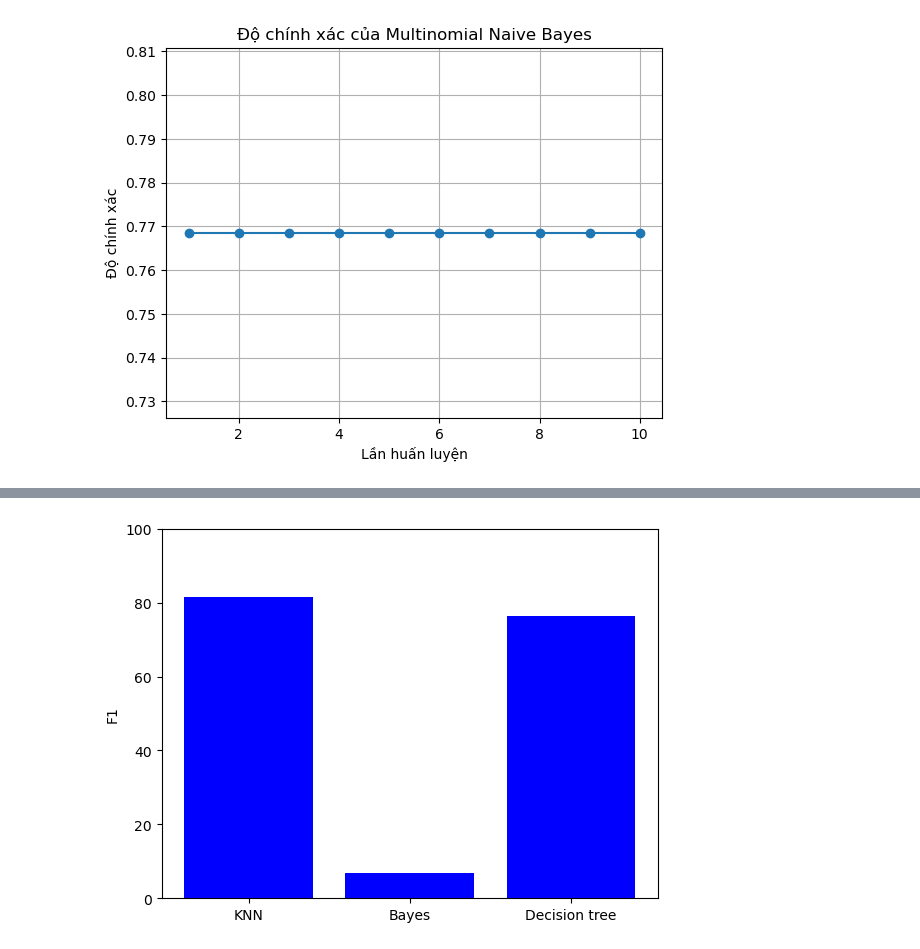
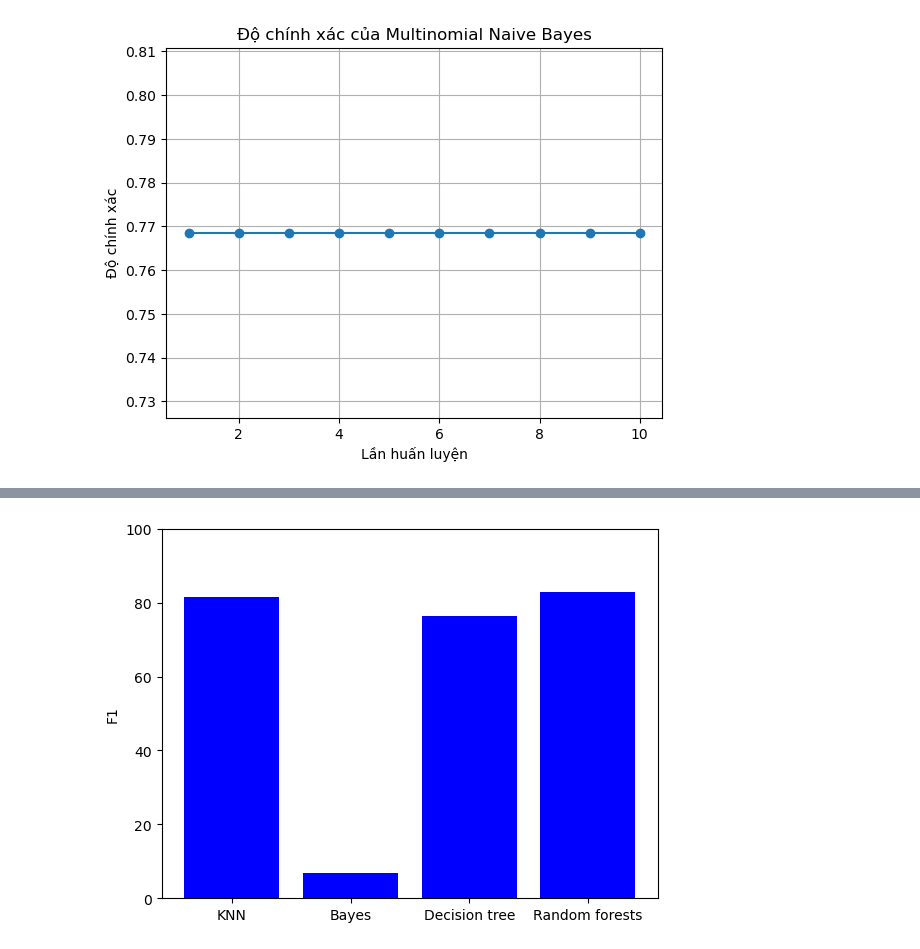
Before and after one commit to GiaBao0510/DoAn_MHUD, a Jupyter notebook: try.ipynb, the cells around one changed output, grey strips where cells are left out. Saved outputs shown, nothing was run; the diff lists cells and outputs as text; code cells hidden in the pictures.

Commit message:
random forests .By GiaBao

```diff
--- a/try.ipynb
+++ b/try.ipynb
@@ -13,6 +13,20 @@ from sklearn.metrics import recall_score #Gọi lại
 from sklearn.metrics import f1_score #F1
 import matplotlib.pyplot as plt
 
+#Tiêu đề
+title = ['top-left1','top-left2','top-left3','top-left4','top-mid1','top-mid2','top-mid3','top-mid4','top-right1',
+'top-right2','top-right3','top-right4','middle-left1','middle-left2','middle-left3','middle-left4','middle-mid1',' middle-mid2',
+'middle-mid3','middle-mid4','middle-right1','middle-right2','middle-right3','middle-right4','bottom-left1','bottom-left2',
+'bottom-left3','bottom-left4','bottom-mid1','bottom-mid2','bottom-mid3','bottom-mid4','bottom-right1','bottom-right2',
+'bottom-right3','bottom-right4']
+
 #Đọc dữ liệu Train - Test
 data_train = pd.read_csv("data_statlog/sat.trn",encoding='utf-8',header=None,sep=' ')
 data_test = pd.read_csv("data_statlog/sat.tst",encoding='utf-8',header=None,sep=' ')
+
+#In dữ liệu
+for i in range(0,len(title)):
+    data_train.rename(columns={i:title[i]},inplace=True)
+data_train.rename(columns={36:'Class'},inplace=True) #Thay đổi tiêu để cột thứ 36 và tham số inplace để chỉ định có hay không để thay đổi datafram hiện tại
+
+data_train
@@ -21,7 +49,7 @@ data_test = pd.read_csv("data_statlog/sat.tst",encoding='utf-8',header=None,sep=
 from sklearn.neighbors import KNeighborsClassifier
 
 #0. Các biến tham gia
-lap = 10        #Cho biết là sẽ lặp 5 lần
+lap = 5        #Cho biết là sẽ lặp 5 lần
 tongKQF1_KNN = float(0)
 
 #Vòng lặp
@@ -212,11 +312,11 @@ Trung Bình cộng của F1 khi thực hiện 5 lần lặp bằng phương phá
 # %%
 #Vẽ biểu đồ so sánh độ chính xác F1 của 3 giải thuật trên
 BieuDoSoSanh = plt
-GiaiThuat = ['KNN','Bayes','Decision tree']
-KQ = [(tongKQF1_KNN/lap)*100,(TongKQF1_bayes/lap)*100,(TongKQ_DTC/lap)*100]
+GiaiThuat = ['KNN','Bayes','Decision tree','Random forests']
+KQ = [(tongKQF1_KNN/lap)*100,(TongKQF1_bayes/lap)*100,(TongKQ_DTC/lap)*100,(TongKQF1_RF/lap)*100]
 BieuDoSoSanh.ylabel('F1')
 BieuDoSoSanh.bar(GiaiThuat,KQ,color='blue')
 BieuDoSoSanh.ylim(0,100)
 BieuDoSoSanh.show()
 # %% [output]
-[figure, old version]
+[figure, new version]
```
Also changed, not shown: parts of 4 cells of this notebook, 2 other files.
